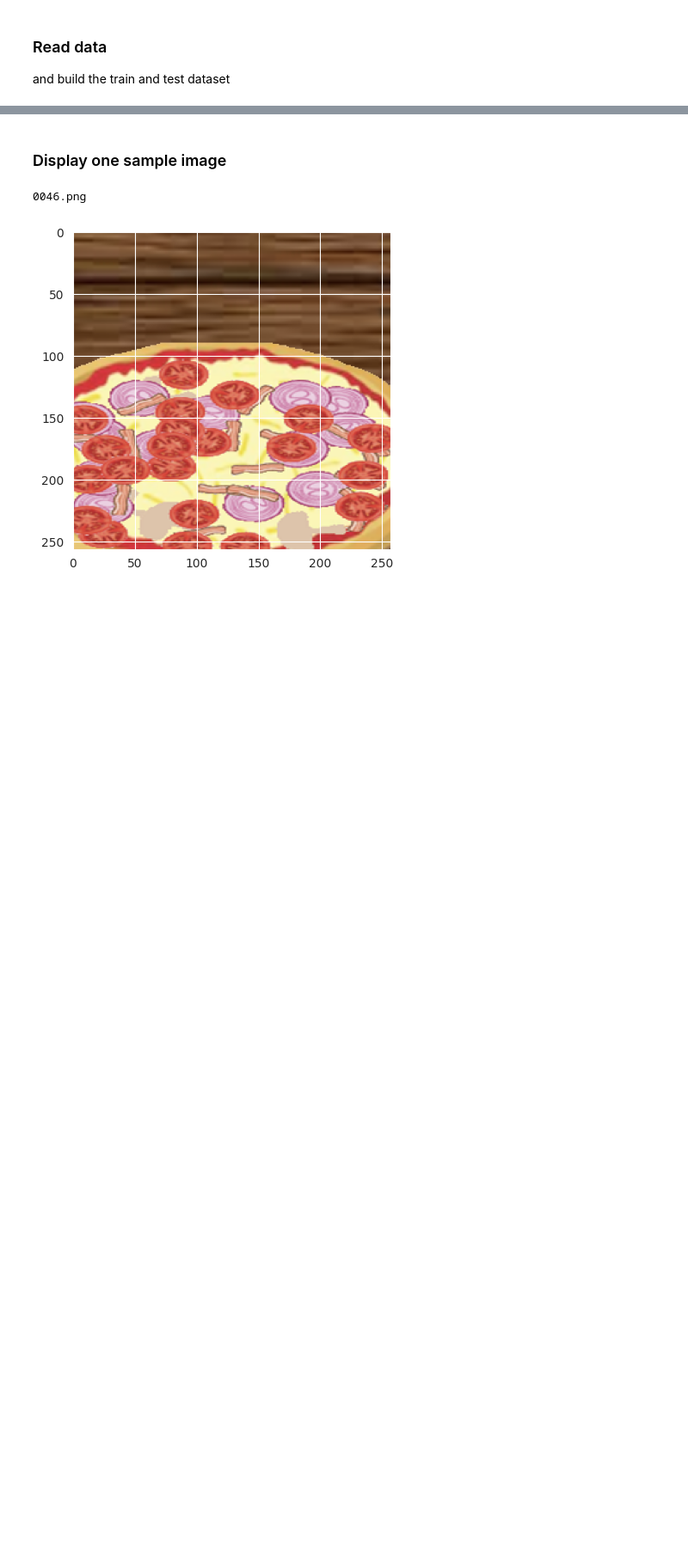
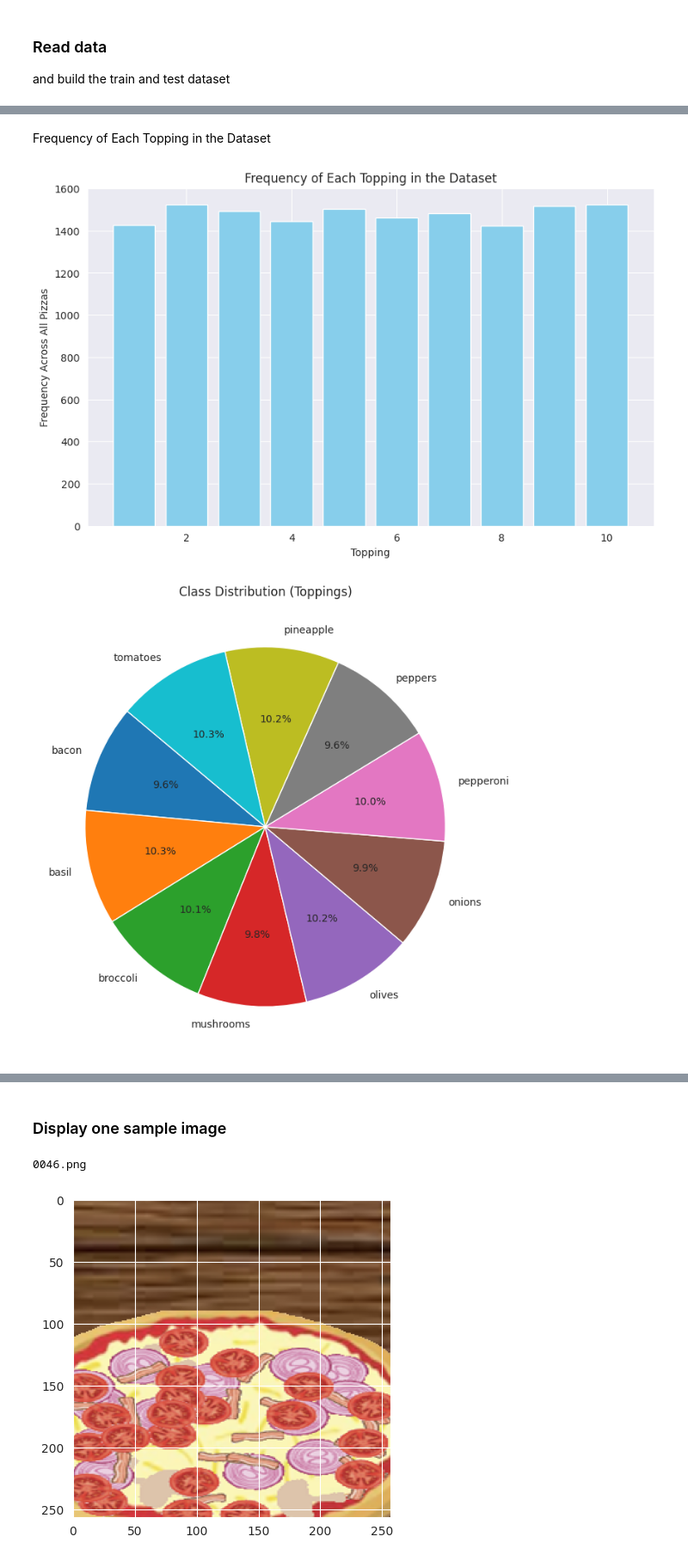
Before and after one commit to sofiia-chorna/pizza-topping-multilabel-prediction, a Jupyter notebook: pizza_topping_detection.ipynb, the cells around one changed output, grey strips where cells are left out. Shown at 86% size. Cells and saved outputs as stored; diff of their text form; code cells hidden in the pictures; blank space fills up the shorter version.

Commit message:
add statistics and graphs

```diff
--- a/pizza_topping_detection.ipynb
+++ b/pizza_topping_detection.ipynb
@@ -117,10 +120,16 @@ x_all = np.arange(y_all.shape[0])
 
 x_train, x_val, y_train, y_val = train_test_split(x_all, y_all, test_size=0.2, random_state=123)
 
-print(y_train.shape)
+ntrain = x_train.shape[0]
+ndim = y_train.shape[1]
+
+print("Les données sont de dimension {:d}".format(ndim))
+print("Le nombre de données d'apprentissage est {:d}".format(ntrain))
 
 y_test = np.loadtxt(os.path.join(DATA_DIR, 'syntheticDataset/test/testLabels.txt'))
 x_test = np.arange(y_test.shape[0])
 
-print(y_test.shape)
+print("Le nombre de donnée de test est {:d}".format(x_test.shape[0]))
+
+topping_names = ["bacon", "basil", 'broccoli', "mushrooms", "olives", "onions", "pepperoni", "peppers", "pineapple", "tomatoes"] # taken from the paper
 # %% [output]
@@ -128,0 +150,31 @@ print(y_test.shape)
+# %% [markdown]
+Frequency of Each Topping in the Dataset
+# %%
+topping_frequency = np.sum(y_all, axis=0)
+
+# Plotting
+plt.figure(figsize=(10, 6))
+plt.bar(np.arange(1, len(topping_frequency)+1), topping_frequency, color='skyblue', width=0.8)
+
+# Labeling
+plt.xlabel('Topping')
+plt.ylabel('Frequency Across All Pizzas')
+plt.title('Frequency of Each Topping in the Dataset')
+
+# Display the plot
+plt.show()
+
+class_distribution = np.sum(y_all, axis=0)
+
+# Plotting
+plt.figure(figsize=(8, 8))
+plt.pie(class_distribution, labels=topping_names, autopct='%1.1f%%', startangle=140)
+
+# Labeling
+plt.title('Class Distribution (Toppings)')
+
+# Display the plot
+plt.show()
+# %% [output]
+[figure, added]
+[figure, added]
```
Also changed, not shown: parts of 6 cells of this notebook, 1 other file.
